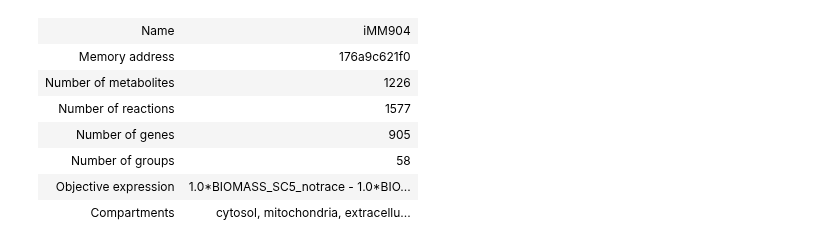
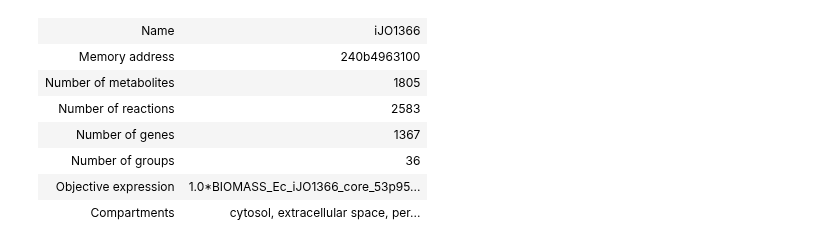
Before and after one commit to 27410/group-assingment-group-14, a Jupyter notebook: 0. Memote.ipynb, the cells around one changed output. Saved outputs shown, nothing was run; the diff lists cells and outputs as text; code cells hidden in the pictures.

```diff
--- a/0. Memote.ipynb
+++ b/0. Memote.ipynb
@@ -57,14 +10,14 @@ El sistema no puede encontrar la ruta especificada.
 from cobra.io import read_sbml_model, write_sbml_model
 from cobra import Reaction, Metabolite
 # %%
-iMM904 =  read_sbml_model('Data\iMM904.xml')
-iMM904
+iMM1366 =  read_sbml_model('Data\iJO1366.xml')
+iMM1366
 # %% [output]
-| Name | iMM904 |
-| Memory address | 176a9c621f0 |
-| Number of metabolites | 1226 |
-| Number of reactions | 1577 |
-| Number of genes | 905 |
-| Number of groups | 58 |
-| Objective expression | 1.0*BIOMASS_SC5_notrace - 1.0*BIO... |
-| Compartments | cytosol, mitochondria, extracellu... |
+| Name | iJO1366 |
+| Memory address | 240b4963100 |
+| Number of metabolites | 1805 |
+| Number of reactions | 2583 |
+| Number of genes | 1367 |
+| Number of groups | 36 |
+| Objective expression | 1.0*BIOMASS_Ec_iJO1366_core_53p95... |
+| Compartments | cytosol, extracellular space, per... |
```
Also changed, not shown: parts of 5 cells of this notebook, 3 other files.
